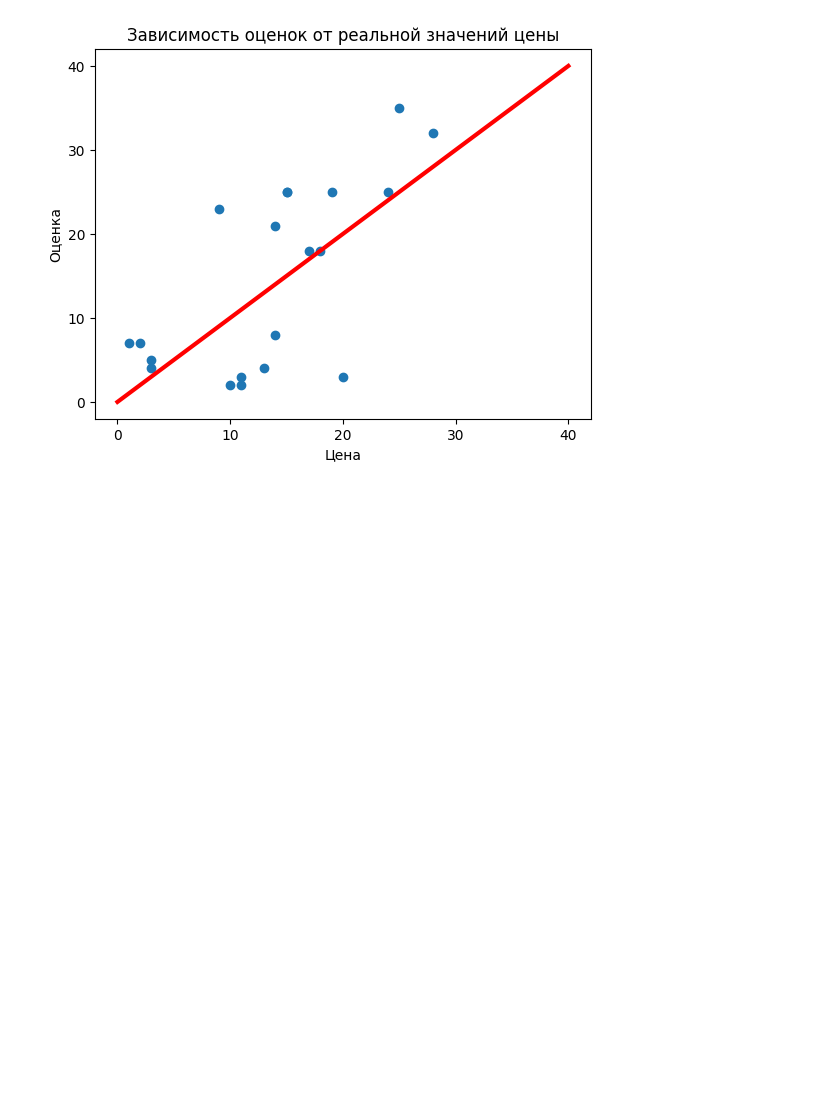
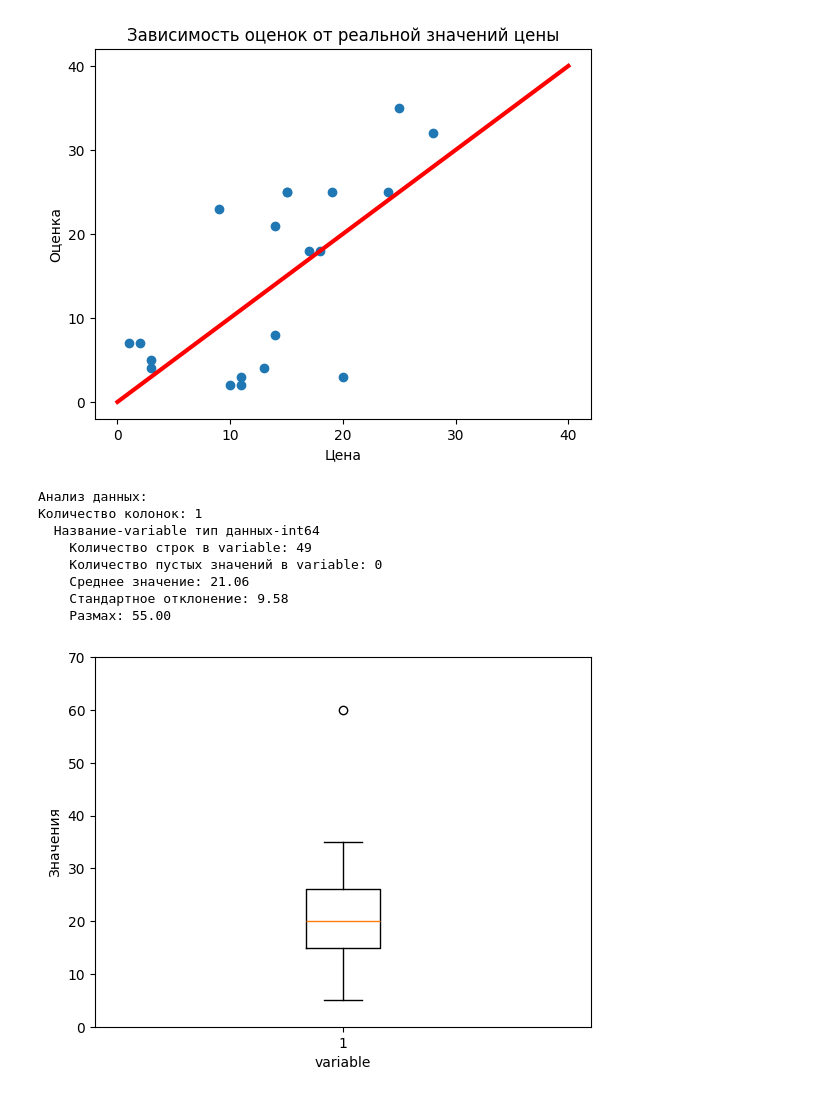
Before and after one commit to Grashch/Eduson, a Jupyter notebook: РазведочныйАнализДанных.ipynb, the cells around one changed output. Drawn from its saved outputs; the diff is of its cells as text; code cells hidden in the pictures; blank space fills up the shorter version.

```diff
--- a/РазведочныйАнализДанных.ipynb
+++ b/РазведочныйАнализДанных.ipynb
@@ -142,3 +143,32 @@ plt.plot(line.x, line.y, color='red', linewidth=3)
 plt.show()
 # %% [output]
 [figure]
+# %%
+data = pd.read_csv('/content/data_test.csv')
+'\033[1m' + 'анализ данных' + '\033[0m'
+print('\033[1m' + 'Анализ данных:' + '\033[0m')
+print(f'Количество колонок: {data.shape[1]}')
+for column in list(data.columns):
+  print(f'  Название-{column} тип данных-{data[column].dtype}')
+  print(f'    Количество строк в {column}: {data[column].shape[0]}')
+  print(f'    Количество пустых значений в {column}: {data[column].isnull().values.sum()}')
+  describe = data[column].describe()
+  print(f'    Среднее значение: {describe.loc['mean']:.2f}')
+  print(f'    Стандартное отклонение: {describe.loc['std']:.2f}')
+  print(f'    Размах: {(describe.loc['max'] - describe.loc['min']):.2f}')
+  plt.Figure()
+  plt.boxplot(data)
+  plt.xlabel(column)
+  plt.ylabel('Значения')
+  plt.yticks(range(0, 71, 10))
+  plt.show()
+# %% [output]
+Анализ данных:
+Количество колонок: 1
+  Название-variable тип данных-int64
+    Количество строк в variable: 49
+    Количество пустых значений в variable: 0
+    Среднее значение: 21.06
+    Стандартное отклонение: 9.58
+    Размах: 55.00
+[figure, added]
```
Also changed, not shown: parts of 2 cells of this notebook.
